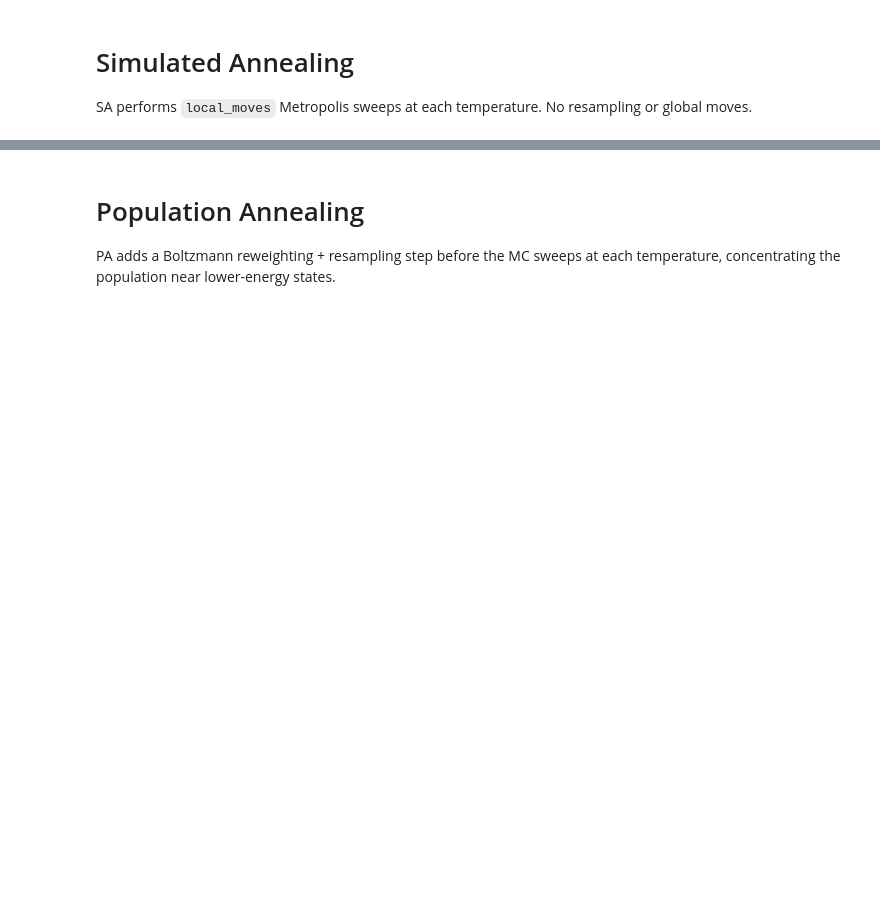
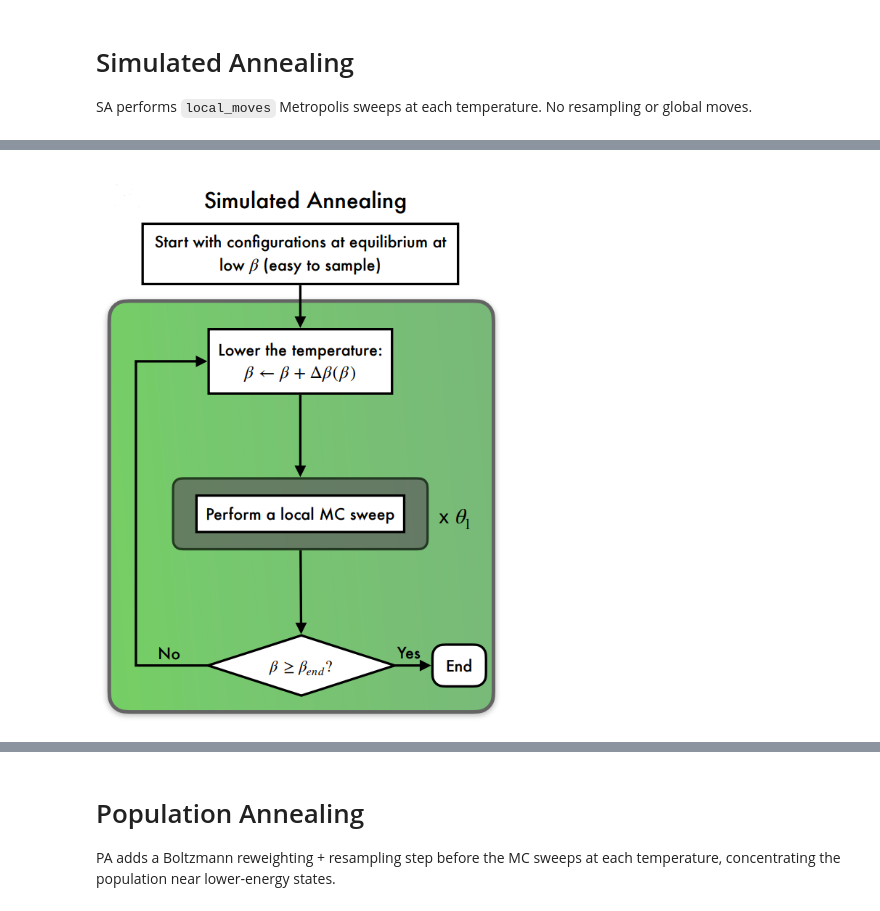
Before and after one commit to ocadni/spin-glass-benchmarks, a Jupyter notebook: example_notebook/example_notebook.ipynb, the cells around one changed output, grey strips where cells are left out. Drawn from its saved outputs; the diff is of its cells as text; code cells hidden in the pictures; blank space fills up the shorter version.

```diff
--- a/example_notebook/example_notebook.ipynb
+++ b/example_notebook/example_notebook.ipynb
@@ -164,3 +220,9 @@ SA performs `local_moves` Metropolis sweeps at each temperature. No resampling o
+# %%
+Image(
+    "notebook_images/SA.png"
+)
+# %% [output]
+[figure, added]
 # %%
 # Population size (number of replicas)
 pop_size = 100_000
```
Also changed, not shown: parts of 18 cells of this notebook, 1 other file.
